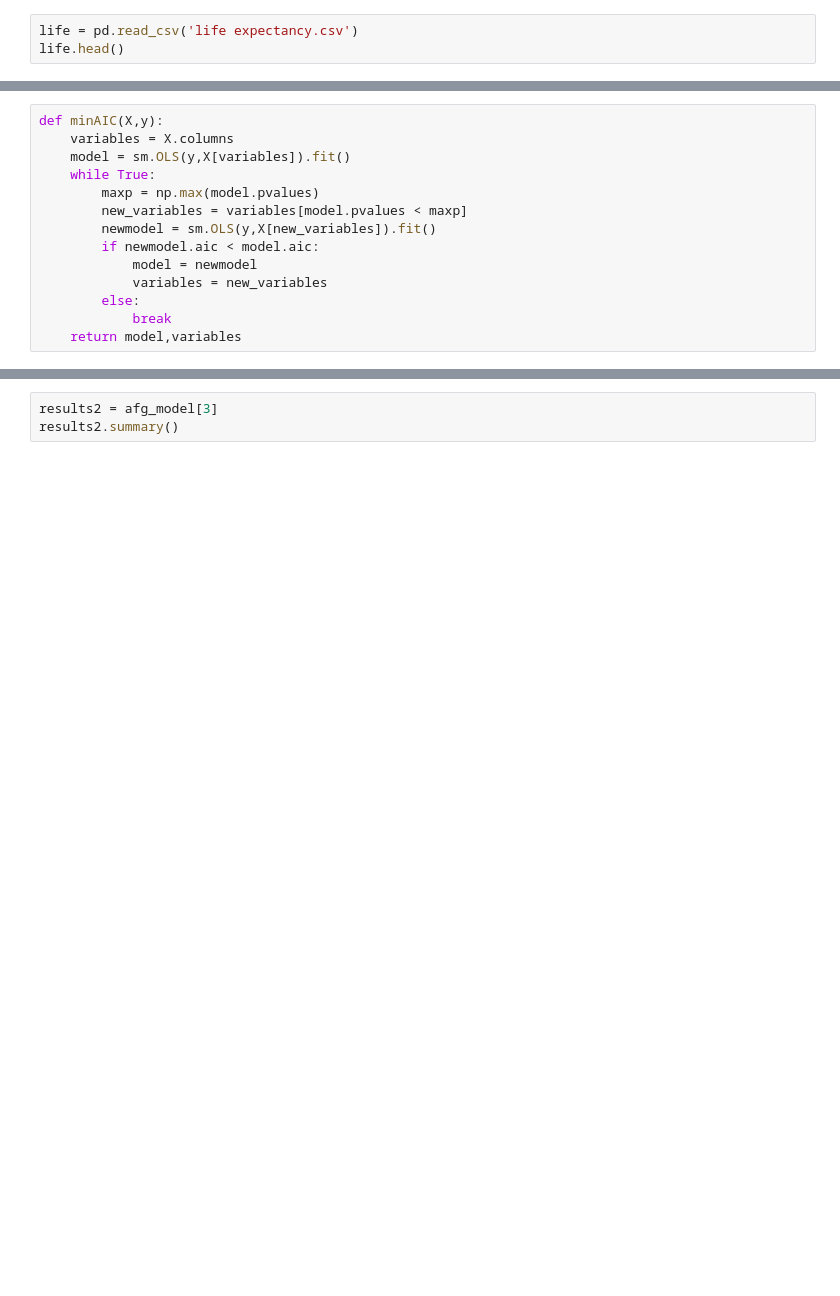
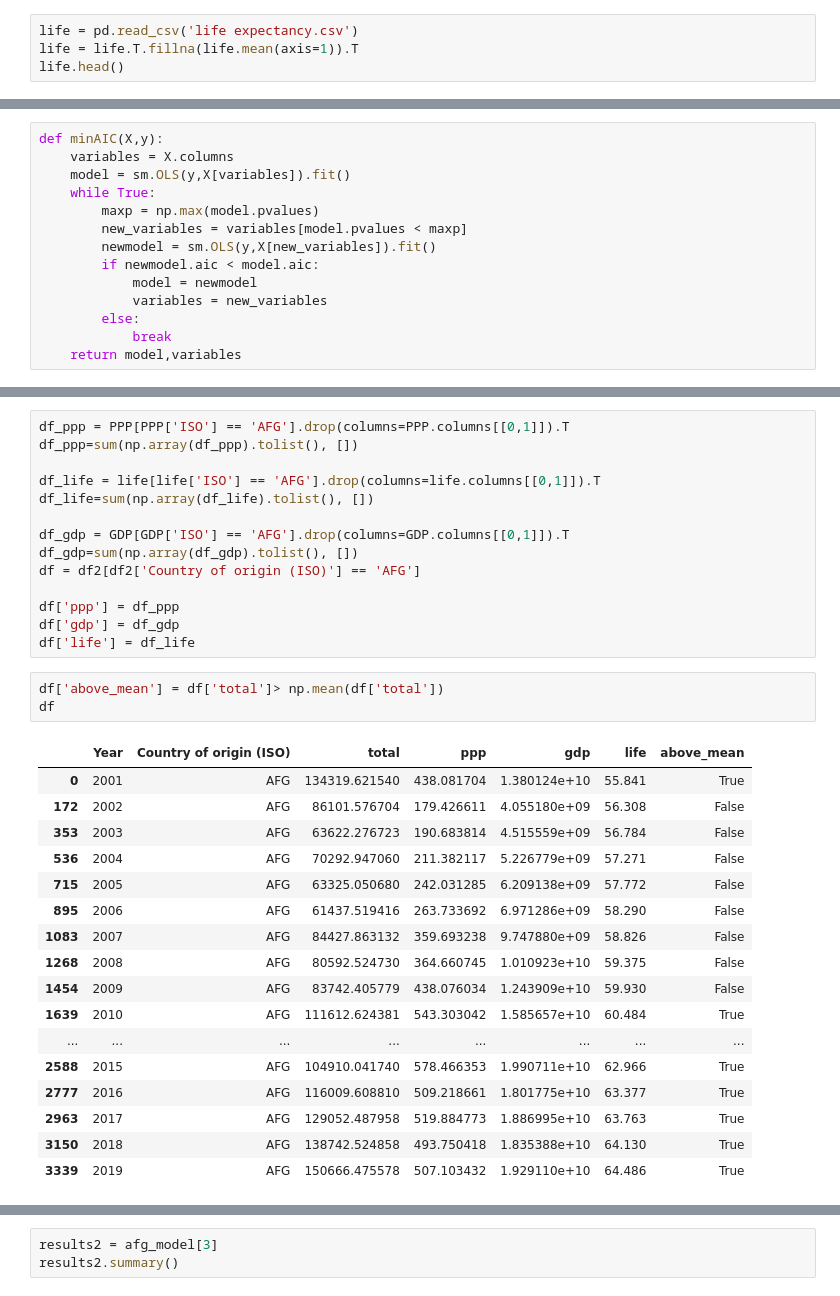
Before and after one commit to yjbae99/orie3120project, a Jupyter notebook: Methods/Untitled.ipynb, the cells around one changed output, grey strips where cells are left out. Saved outputs shown, nothing was run; the diff lists cells and outputs as text; blank space fills up the shorter version.

```diff
--- a/Methods/Untitled.ipynb
+++ b/Methods/Untitled.ipynb
@@ -74,6 +77,7 @@ GDP.head()
 5 rows × 21 columns
 # %%
 life = pd.read_csv('life expectancy.csv')
+life = life.T.fillna(life.mean(axis=1)).T
 life.head()
 # %% [output]
 |  | Country Name | ISO | 2001 | 2002 | 2003 | 2004 | 2005 | 2006 | 2007 | 2008 | ... |
@@ -107,3 +126,38 @@ def minAIC(X,y):
+# %%
+df_ppp = PPP[PPP['ISO'] == 'AFG'].drop(columns=PPP.columns[[0,1]]).T
+df_ppp=sum(np.array(df_ppp).tolist(), [])
+
+df_life = life[life['ISO'] == 'AFG'].drop(columns=life.columns[[0,1]]).T
+df_life=sum(np.array(df_life).tolist(), [])
+
+df_gdp = GDP[GDP['ISO'] == 'AFG'].drop(columns=GDP.columns[[0,1]]).T
+df_gdp=sum(np.array(df_gdp).tolist(), [])
+df = df2[df2['Country of origin (ISO)'] == 'AFG']
+
+df['ppp'] = df_ppp
+df['gdp'] = df_gdp
+df['life'] = df_life
+# %%
+df['above_mean'] = df['total']> np.mean(df['total'])
+df
+# %% [output]
+|  | Year | Country of origin (ISO) | total | ppp | gdp | life | above_mean |
+| 0 | 2001 | AFG | 134319.621540 | 438.081704 | 1.380124e+10 | 55.841 | True |
+| 172 | 2002 | AFG | 86101.576704 | 179.426611 | 4.055180e+09 | 56.308 | False |
+| 353 | 2003 | AFG | 63622.276723 | 190.683814 | 4.515559e+09 | 56.784 | False |
+| 536 | 2004 | AFG | 70292.947060 | 211.382117 | 5.226779e+09 | 57.271 | False |
+| 715 | 2005 | AFG | 63325.050680 | 242.031285 | 6.209138e+09 | 57.772 | False |
+| 895 | 2006 | AFG | 61437.519416 | 263.733692 | 6.971286e+09 | 58.290 | False |
+| 1083 | 2007 | AFG | 84427.863132 | 359.693238 | 9.747880e+09 | 58.826 | False |
+| 1268 | 2008 | AFG | 80592.524730 | 364.660745 | 1.010923e+10 | 59.375 | False |
+| 1454 | 2009 | AFG | 83742.405779 | 438.076034 | 1.243909e+10 | 59.930 | False |
+| 1639 | 2010 | AFG | 111612.624381 | 543.303042 | 1.585657e+10 | 60.484 | True |
+| ... | ... | ... | ... | ... | ... | ... | ... |
+| 2588 | 2015 | AFG | 104910.041740 | 578.466353 | 1.990711e+10 | 62.966 | True |
+| 2777 | 2016 | AFG | 116009.608810 | 509.218661 | 1.801775e+10 | 63.377 | True |
+| 2963 | 2017 | AFG | 129052.487958 | 519.884773 | 1.886995e+10 | 63.763 | True |
+| 3150 | 2018 | AFG | 138742.524858 | 493.750418 | 1.835388e+10 | 64.130 | True |
+| 3339 | 2019 | AFG | 150666.475578 | 507.103432 | 1.929110e+10 | 64.486 | True |
 # %%
 def myModels(country):
     df_ppp = PPP[PPP['ISO'] == country].drop(columns=PPP.columns[[0,1]]).T
```
Also changed, not shown: parts of 9 cells of this notebook.
